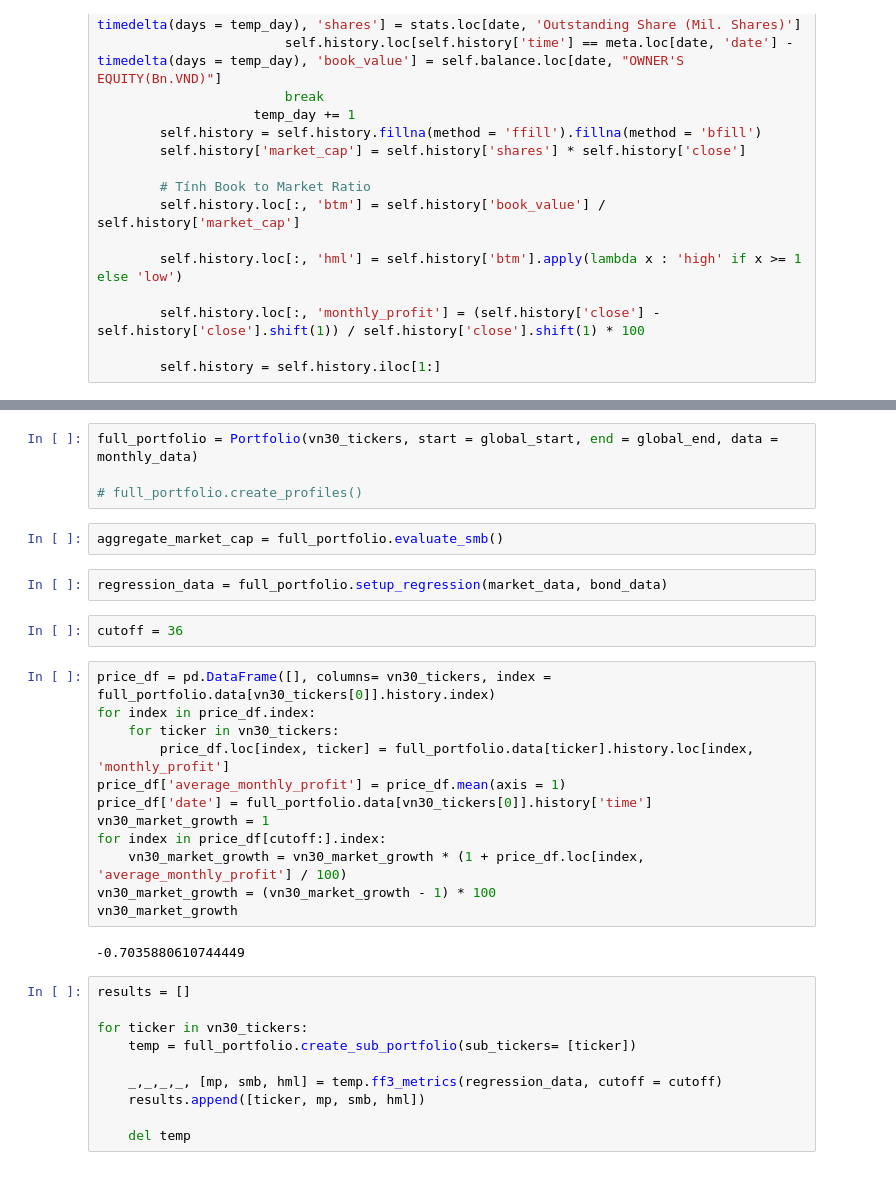
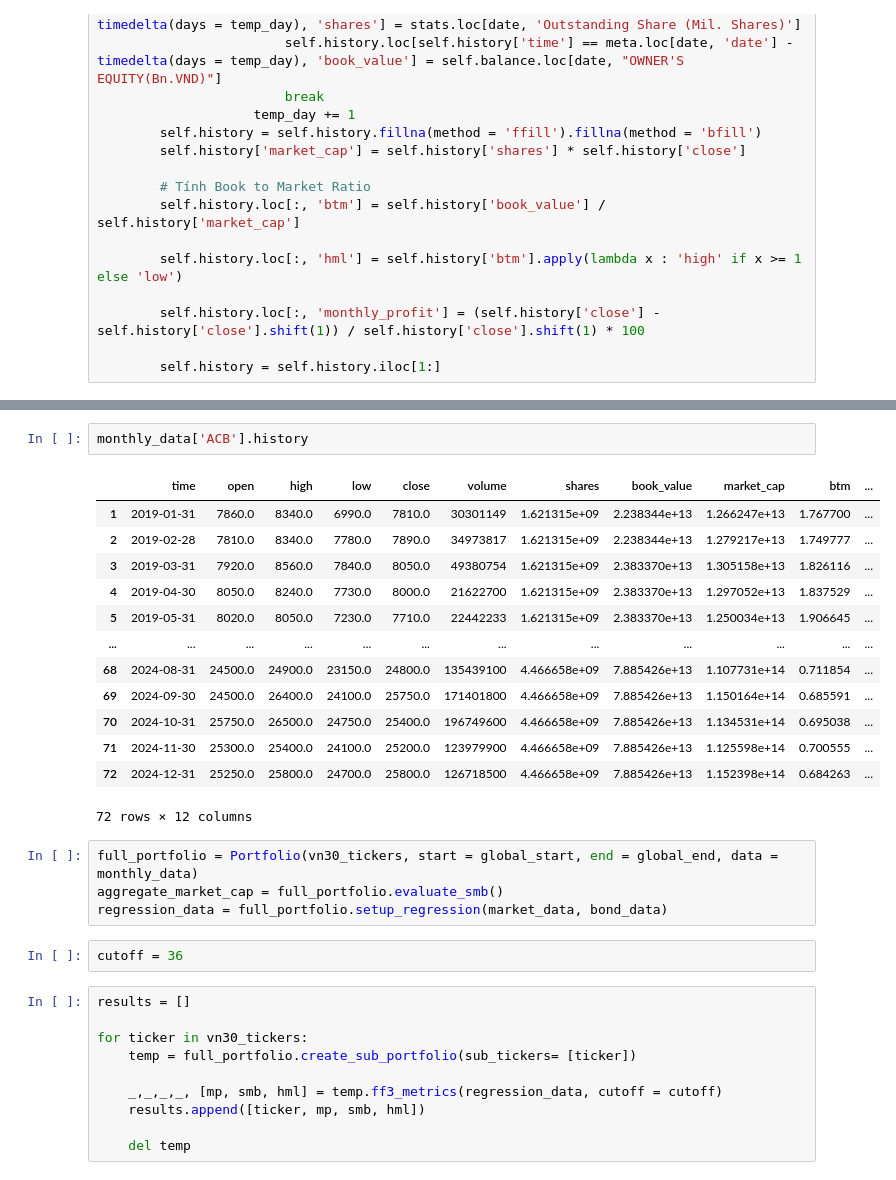
Before and after one commit to HuyVu541/An-adaptive-algorithm-utilizing-the-Fama-French-three-factor-model-for-improving-portfolios, a Jupyter notebook: FF3 Stock Selection.ipynb, the cells around one changed output, grey strips where cells are left out. Cells and saved outputs as stored; diff of their text form.

```diff
--- a/FF3 Stock Selection.ipynb
+++ b/FF3 Stock Selection.ipynb
@@ -248,27 +245,25 @@ for ticker in vn30_tickers:
+# %%
+monthly_data['ACB'].history
+# %% [output]
+|  | time | open | high | low | close | volume | shares | book_value | market_cap | btm | ... |
+| 1 | 2019-01-31 | 7860.0 | 8340.0 | 6990.0 | 7810.0 | 30301149 | 1.621315e+09 | 2.238344e+13 | 1.266247e+13 | 1.767700 | ... |
+| 2 | 2019-02-28 | 7810.0 | 8340.0 | 7780.0 | 7890.0 | 34973817 | 1.621315e+09 | 2.238344e+13 | 1.279217e+13 | 1.749777 | ... |
+| 3 | 2019-03-31 | 7920.0 | 8560.0 | 7840.0 | 8050.0 | 49380754 | 1.621315e+09 | 2.383370e+13 | 1.305158e+13 | 1.826116 | ... |
+| 4 | 2019-04-30 | 8050.0 | 8240.0 | 7730.0 | 8000.0 | 21622700 | 1.621315e+09 | 2.383370e+13 | 1.297052e+13 | 1.837529 | ... |
+| 5 | 2019-05-31 | 8020.0 | 8050.0 | 7230.0 | 7710.0 | 22442233 | 1.621315e+09 | 2.383370e+13 | 1.250034e+13 | 1.906645 | ... |
+| ... | ... | ... | ... | ... | ... | ... | ... | ... | ... | ... | ... |
+| 68 | 2024-08-31 | 24500.0 | 24900.0 | 23150.0 | 24800.0 | 135439100 | 4.466658e+09 | 7.885426e+13 | 1.107731e+14 | 0.711854 | ... |
+| 69 | 2024-09-30 | 24500.0 | 26400.0 | 24100.0 | 25750.0 | 171401800 | 4.466658e+09 | 7.885426e+13 | 1.150164e+14 | 0.685591 | ... |
+| 70 | 2024-10-31 | 25750.0 | 26500.0 | 24750.0 | 25400.0 | 196749600 | 4.466658e+09 | 7.885426e+13 | 1.134531e+14 | 0.695038 | ... |
+| 71 | 2024-11-30 | 25300.0 | 25400.0 | 24100.0 | 25200.0 | 123979900 | 4.466658e+09 | 7.885426e+13 | 1.125598e+14 | 0.700555 | ... |
+| 72 | 2024-12-31 | 25250.0 | 25800.0 | 24700.0 | 25800.0 | 126718500 | 4.466658e+09 | 7.885426e+13 | 1.152398e+14 | 0.684263 | ... |
+72 rows × 12 columns
 # %%
 full_portfolio = Portfolio(vn30_tickers, start = global_start, end = global_end, data = monthly_data)
-
-# full_portfolio.create_profiles()
+aggregate_market_cap = full_portfolio.evaluate_smb()
+regression_data = full_portfolio.setup_regression(market_data, bond_data)
-# %%
-aggregate_market_cap = full_portfolio.evaluate_smb()
-# %%
-regression_data = full_portfolio.setup_regression(market_data, bond_data)
 # %%
 cutoff = 36
-# %%
-price_df = pd.DataFrame([], columns= vn30_tickers, index = full_portfolio.data[vn30_tickers[0]].history.index)
-for index in price_df.index:
-    for ticker in vn30_tickers:
-        price_df.loc[index, ticker] = full_portfolio.data[ticker].history.loc[index, 'monthly_profit']
-price_df['average_monthly_profit'] = price_df.mean(axis = 1)
-price_df['date'] = full_portfolio.data[vn30_tickers[0]].history['time']
-vn30_market_growth = 1
-for index in price_df[cutoff:].index:
-    vn30_market_growth = vn30_market_growth * (1 + price_df.loc[index, 'average_monthly_profit'] / 100)
-vn30_market_growth = (vn30_market_growth - 1) * 100
-vn30_market_growth
-# %% [output]
--0.7035880610744449
 # %%
 results = []
 
```
Also changed, not shown: parts of 25 cells of this notebook.
